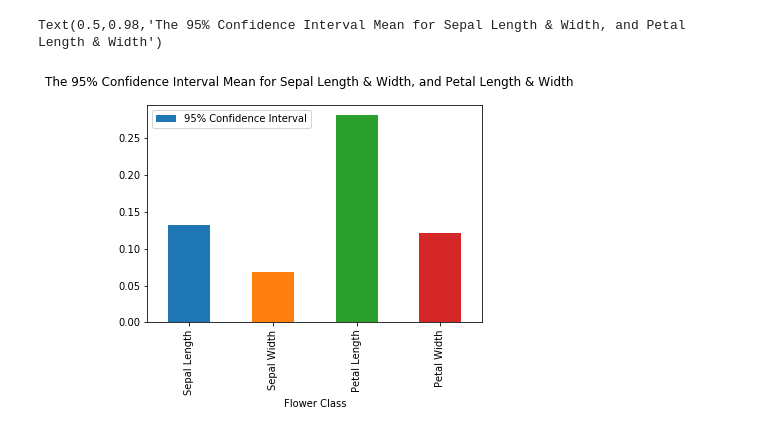
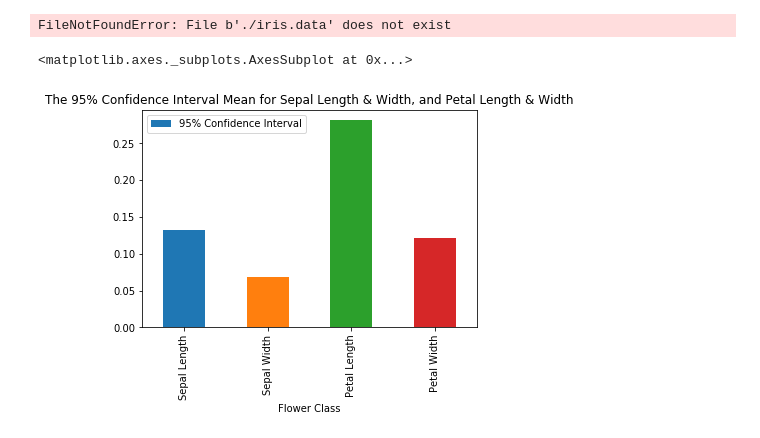
Before and after one commit to DeclanAS/COSC311, a Jupyter notebook: lab05/lab05.ipynb, the cells around one changed output. Saved outputs shown, nothing was run; the diff lists cells and outputs as text; code cells hidden in the pictures.

```diff
--- a/lab05/lab05.ipynb
+++ b/lab05/lab05.ipynb
@@ -22,21 +17,40 @@ iris = pd.read_csv('./lab05data/iris.data',
+# %%
+# Summary Statistics:
+#
+#                Min  Max   Mean    SD   Class Correlation
+# sepal length:  4.3  7.9   5.84  0.83    0.7826
+# sepal width:   2.0  4.4   3.05  0.43   -0.4194
+# petal length:  1.0  6.9   3.76  1.76    0.9490  (high!)
+# petal width:   0.1  2.5   1.20  0.76    0.9565  (high!)
+
+iris = pd.read_csv('./iris.data',
+                      header=None,
+                      skipinitialspace=True,
+                      names=['sepal_length', 'sepal_width', 'petal_length', 'petal_width', 'class']
+                     )
+iris
+# %% [output]
+FileNotFoundError: File b'./iris.data' does not exist
 # %%
-# QUESTION 4:
+# 4. For each of the four numerical categories, compute the mean with a 95% confidence interval
+# and show them in a bar chart.
+
 columns = iris.columns[0:4]
 
 def ConfidenceInterval(Z, data):
     return (Z * (np.std(data) / math.sqrt(data.count())))
 
 Q4_data = []
 
 for col in columns:
     Q4_data.append(ConfidenceInterval(1.960, iris[col]))
 
 Q4 = pd.DataFrame({'Flower Class': ['Sepal Length', 'Sepal Width', 'Petal Length', 'Petal Width'],
                   '95% Confidence Interval': Q4_data})
 
-Q4.plot.bar(x='Flower Class', y='95% Confidence Interval')
-pl.suptitle('The 95% Confidence Interval Mean for Sepal Length & Width, and Petal Length & Width')
+Q4.plot.bar(x='Flower Class', y='95% Confidence Interval',
+           title='The 95% Confidence Interval Mean for Sepal Length & Width, and Petal Length & Width')
 # %% [output]
-Text(0.5,0.98,'The 95% Confidence Interval Mean for Sepal Length & Width, and Petal Length & Width')
+<matplotlib.axes._subplots.AxesSubplot at 0x...>
-[figure, old version]
+[figure, new version]
 # %%
```
Also changed, not shown: parts of 11 cells of this notebook, 1 other file.
